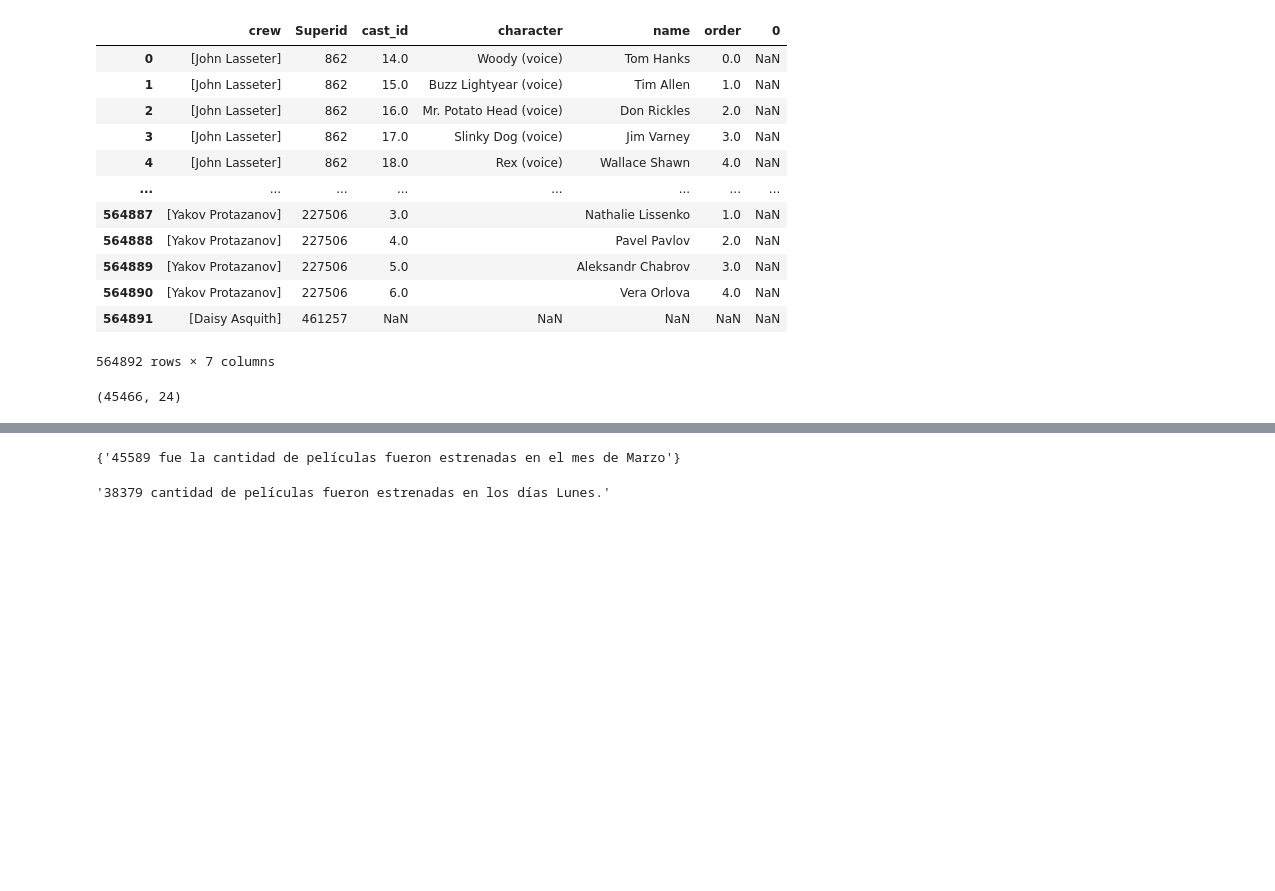
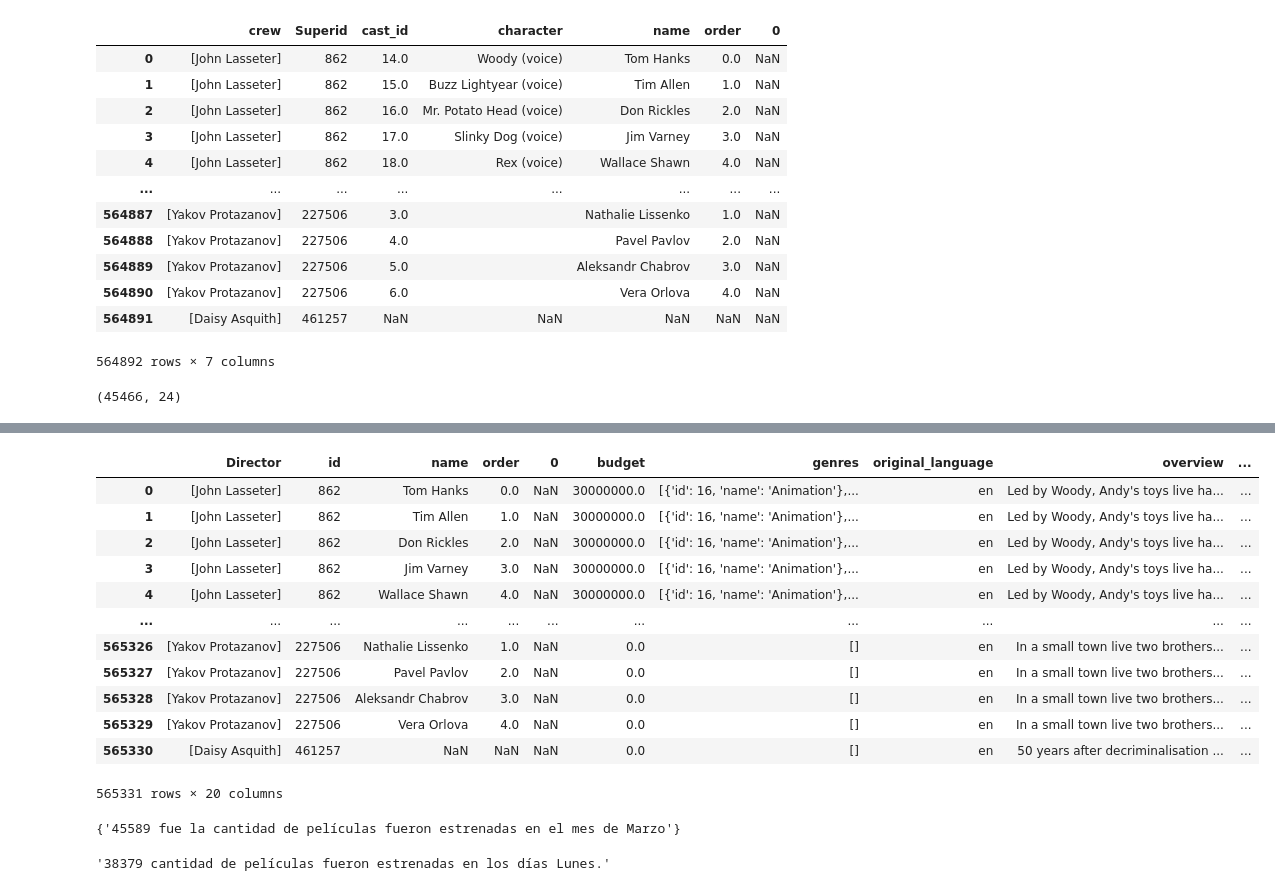
Before and after one commit to SantiagoQuicenoNovoaZikpo/PI1v2, a Jupyter notebook: Code.ipynb, the cells around one changed output, grey strips where cells are left out. Saved outputs shown, nothing was run; the diff lists cells and outputs as text; code cells hidden in the pictures; blank space fills up the shorter version.

```diff
--- a/Code.ipynb
+++ b/Code.ipynb
@@ -191,6 +194,24 @@ df
 | 565329 | [Yakov Protazanov] | 227506 | 6.0 |  | Vera Orlova | 4.0 | NaN | 0.0 | [] | en | ... |
 | 565330 | [Daisy Asquith] | 461257 | NaN | NaN | NaN | NaN | NaN | 0.0 | [] | en | ... |
 565331 rows × 24 columns
+# %%
+df = df.drop(columns=['runtime','status','character','cast_id'])
+# %%
+df
+# %% [output]
+|  | Director | id | name | order | 0 | budget | genres | original_language | overview | ... |
+| 0 | [John Lasseter] | 862 | Tom Hanks | 0.0 | NaN | 30000000.0 | [{'id': 16, 'name': 'Animation'},... | en | Led by Woody, Andy's toys live ha... | ... |
+| 1 | [John Lasseter] | 862 | Tim Allen | 1.0 | NaN | 30000000.0 | [{'id': 16, 'name': 'Animation'},... | en | Led by Woody, Andy's toys live ha... | ... |
+| 2 | [John Lasseter] | 862 | Don Rickles | 2.0 | NaN | 30000000.0 | [{'id': 16, 'name': 'Animation'},... | en | Led by Woody, Andy's toys live ha... | ... |
+| 3 | [John Lasseter] | 862 | Jim Varney | 3.0 | NaN | 30000000.0 | [{'id': 16, 'name': 'Animation'},... | en | Led by Woody, Andy's toys live ha... | ... |
+| 4 | [John Lasseter] | 862 | Wallace Shawn | 4.0 | NaN | 30000000.0 | [{'id': 16, 'name': 'Animation'},... | en | Led by Woody, Andy's toys live ha... | ... |
+| ... | ... | ... | ... | ... | ... | ... | ... | ... | ... | ... |
+| 565326 | [Yakov Protazanov] | 227506 | Nathalie Lissenko | 1.0 | NaN | 0.0 | [] | en | In a small town live two brothers... | ... |
+| 565327 | [Yakov Protazanov] | 227506 | Pavel Pavlov | 2.0 | NaN | 0.0 | [] | en | In a small town live two brothers... | ... |
+| 565328 | [Yakov Protazanov] | 227506 | Aleksandr Chabrov | 3.0 | NaN | 0.0 | [] | en | In a small town live two brothers... | ... |
+| 565329 | [Yakov Protazanov] | 227506 | Vera Orlova | 4.0 | NaN | 0.0 | [] | en | In a small town live two brothers... | ... |
+| 565330 | [Daisy Asquith] | 461257 | NaN | NaN | NaN | 0.0 | [] | en | 50 years after decriminalisation ... | ... |
+565331 rows × 20 columns
 # %%
 df['popularity'] = pd.to_numeric(df['popularity'], errors='coerce')
 # %%
```
Also changed, not shown: parts of 5 cells of this notebook, 2 other files.
